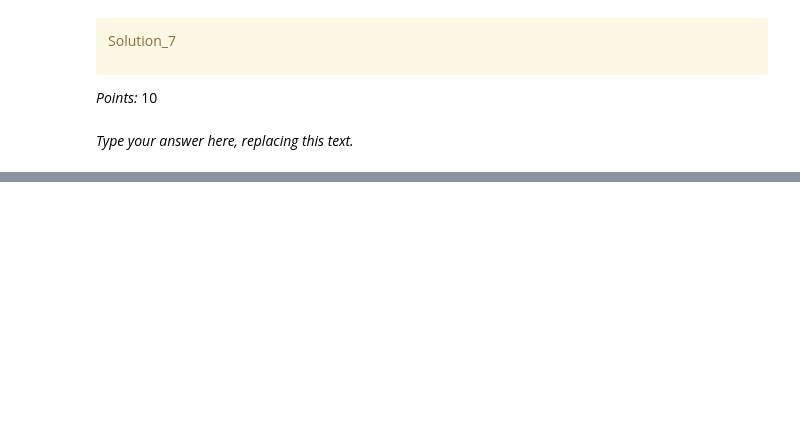
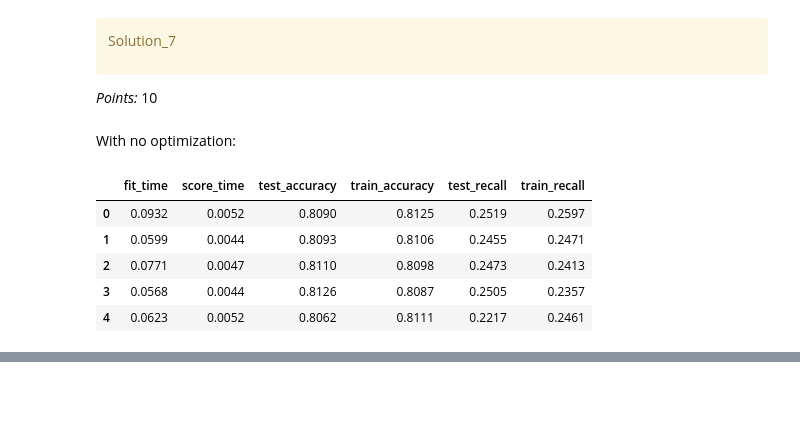
Before and after one commit to ritvikj7/Credit-Card-Default-Predictor, a Jupyter notebook: hw5.ipynb, the cells around one changed output, grey strips where cells are left out. Cells and saved outputs as stored; diff of their text form; code cells hidden in the pictures; blank space fills up the shorter version.

```diff
--- a/hw5.ipynb
+++ b/hw5.ipynb
@@ -553,8 +554,8 @@ pd.DataFrame(cv_scores)
 # %%
-pipe.fit(X_train, y_train)
+pipe_dummy.fit(X_train, y_train)
 
 # Predict on the test set
-y_pred = pipe.predict(X_test)
+y_pred = pipe_dummy.predict(X_test)
 
 # Calculate recall
 dummy_test_recall = recall_score(y_test, y_pred)
@@ -588,7 +589,19 @@ Solution_7
 </div>
 
 _Points:_ 10
-# %% [markdown]
-_Type your answer here, replacing this text._
+# %% [markdown]
+With no optimization:
+# %%
+pipe_lr = make_pipeline(preprocessor, LogisticRegression())
+scoring = ["accuracy", "recall"]
+cv_scores = cross_validate(pipe_lr, X_train, y_train, return_train_score = True, scoring = scoring)
+pd.DataFrame(cv_scores)
+# %% [output]
+|  | fit_time | score_time | test_accuracy | train_accuracy | test_recall | train_recall |
+| 0 | 0.0932 | 0.0052 | 0.8090 | 0.8125 | 0.2519 | 0.2597 |
+| 1 | 0.0599 | 0.0044 | 0.8093 | 0.8106 | 0.2455 | 0.2471 |
+| 2 | 0.0771 | 0.0047 | 0.8110 | 0.8098 | 0.2473 | 0.2413 |
+| 3 | 0.0568 | 0.0044 | 0.8126 | 0.8087 | 0.2505 | 0.2357 |
+| 4 | 0.0623 | 0.0052 | 0.8062 | 0.8111 | 0.2217 | 0.2461 |
 # %%
 ...
```
Also changed, not shown: parts of 38 cells of this notebook.
